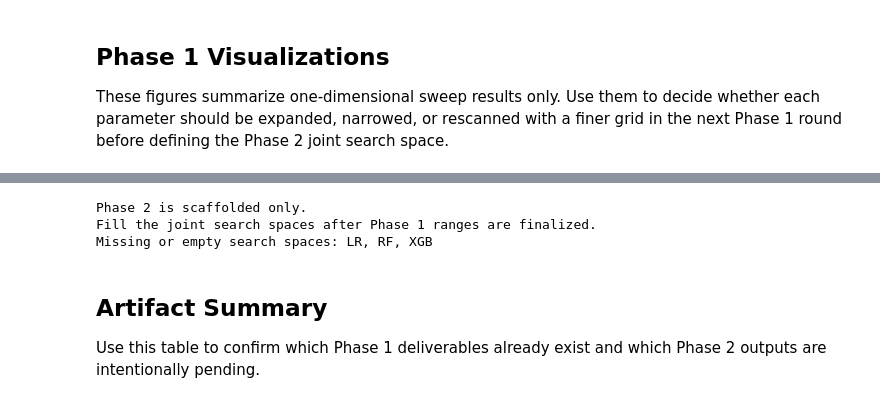
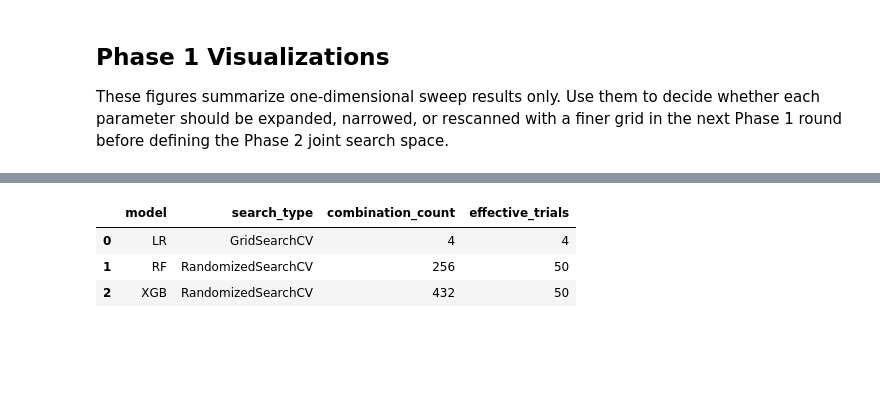
Before and after one commit to sdxshuai/CSC522-S26-proj-deadlock-match-forecast, a Jupyter notebook: notebooks/04_hyperparam_search.ipynb, the cells around one changed output, grey strips where cells are left out. Cells and saved outputs as stored; diff of their text form; code cells hidden in the pictures; blank space fills up the shorter version.

```diff
--- a/notebooks/04_hyperparam_search.ipynb
+++ b/notebooks/04_hyperparam_search.ipynb
@@ -683,17 +745,5 @@ display(phase2_guidance)
 # %%
 def build_phase2_searches():
-    phase2_spaces = {
-        'LR': lr_p2_grid,
-        'RF': rf_p2_dist,
-        'XGB': xgb_p2_dist,
-    }
-    missing = [model_name for model_name, space in phase2_spaces.items() if not space]
-    if missing:
-        print('Phase 2 is scaffolded only.')
-        print('Fill the joint search spaces after Phase 1 ranges are finalized.')
-        print(f'Missing or empty search spaces: {", ".join(missing)}')
-        return None
-
     return {
         'LR': GridSearchCV(
             build_model_pipeline(LogisticRegression(solver='lbfgs', max_iter=1000)),
@@ -714,38 +764,63 @@ def build_phase2_searches():
             n_jobs=SEARCH_N_JOBS,
             pre_dispatch=SEARCH_PRE_DISPATCH,
             return_train_score=True,
             random_state=RANDOM_STATE,
             verbose=SEARCH_VERBOSE,
         ),
         'XGB': RandomizedSearchCV(
             build_model_pipeline(
                 XGBClassifier(
                     random_state=RANDOM_STATE,
                     n_jobs=MODEL_FIT_N_JOBS,
                     verbosity=0,
                     eval_metric='logloss',
                 )
             ),
             param_distributions=prefix_model_params(xgb_p2_dist),
             n_iter=50,
             cv=cv,
             scoring='roc_auc',
             n_jobs=SEARCH_N_JOBS,
             pre_dispatch=SEARCH_PRE_DISPATCH,
             return_train_score=True,
             random_state=RANDOM_STATE,
             verbose=SEARCH_VERBOSE,
         ),
     }
 
 
+def phase2_combination_count(param_space):
+    total = 1
+    for candidates in param_space.values():
+        total *= len(candidates)
+    return total
+
+
 phase2_searches = build_phase2_searches()
-phase2_searches
+phase2_search_summary = pd.DataFrame([
+    {
+        'model': 'LR',
+        'search_type': 'GridSearchCV',
+        'combination_count': phase2_combination_count(lr_p2_grid),
+        'effective_trials': phase2_combination_count(lr_p2_grid),
+    },
+    {
+        'model': 'RF',
+        'search_type': 'RandomizedSearchCV',
+        'combination_count': phase2_combination_count(rf_p2_dist),
+        'effective_trials': min(50, phase2_combination_count(rf_p2_dist)),
+    },
+    {
+        'model': 'XGB',
+        'search_type': 'RandomizedSearchCV',
+        'combination_count': phase2_combination_count(xgb_p2_dist),
+        'effective_trials': min(50, phase2_combination_count(xgb_p2_dist)),
+    },
+])
+
+display(phase2_search_summary)
 # %% [output]
-Phase 2 is scaffolded only.
-Fill the joint search spaces after Phase 1 ranges are finalized.
-Missing or empty search spaces: LR, RF, XGB
+|  | model | search_type | combination_count | effective_trials |
+| 0 | LR | GridSearchCV | 4 | 4 |
+| 1 | RF | RandomizedSearchCV | 256 | 50 |
+| 2 | XGB | RandomizedSearchCV | 432 | 50 |
-# %% [markdown]
-## Artifact Summary
-
-Use this table to confirm which Phase 1 deliverables already exist and which Phase 2 outputs are intentionally pending.
```
Also changed, not shown: parts of 6 cells of this notebook, 6 other files.
